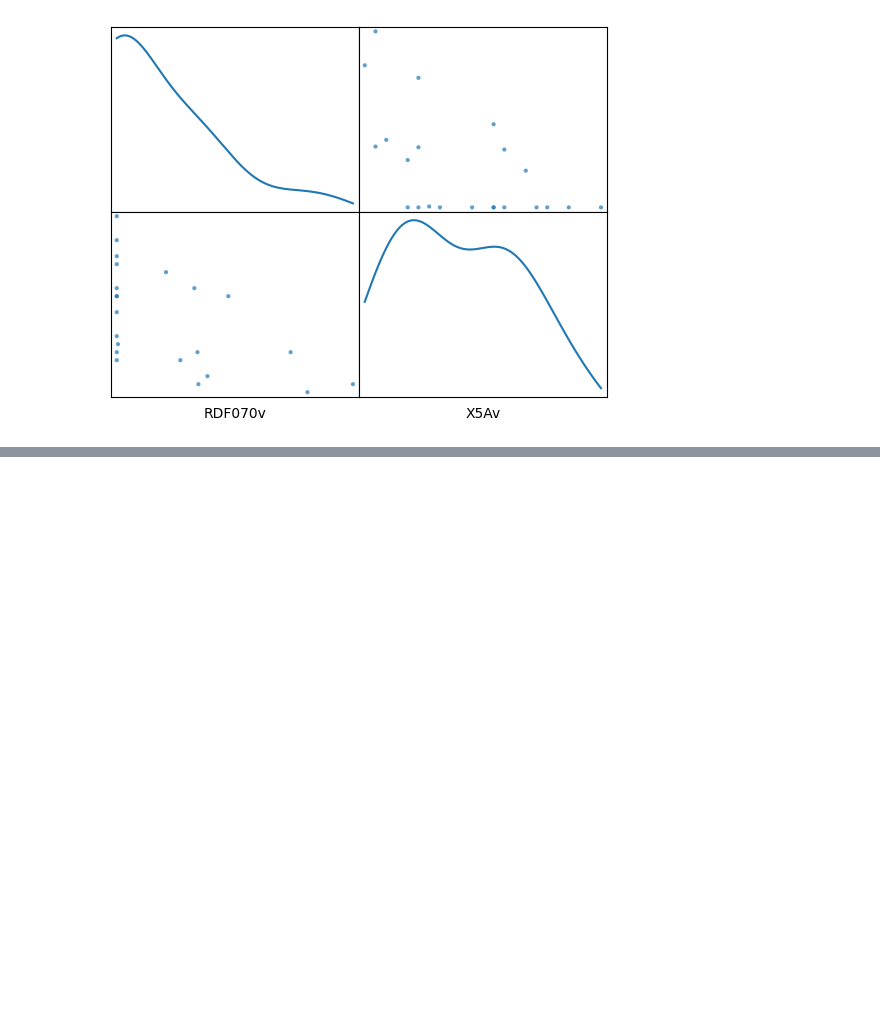
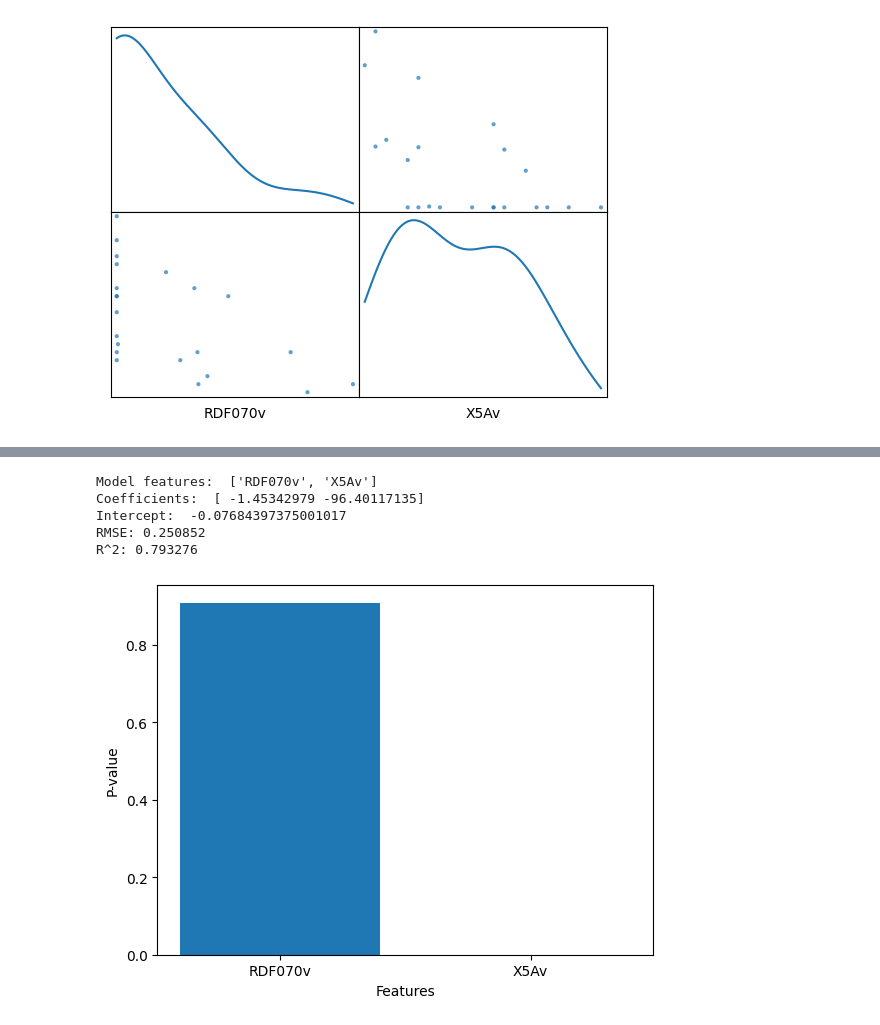
Before and after one commit to StephenSzwiec/qsarify, a Jupyter notebook: Untitled.ipynb, the cells around one changed output, grey strips where cells are left out. Cells and saved outputs as stored; diff of their text form; code cells hidden in the pictures; blank space fills up the shorter version.

```diff
--- a/Untitled.ipynb
+++ b/Untitled.ipynb
@@ -164,0 +177,12 @@ TypeError: iteration over a 0-d array
+# %%
+model1.mlr()
+# %% [output]
+Model features:  ['RDF070v', 'X5Av']
+Coefficients:  [ -1.45342979 -96.40117135]
+Intercept:  -0.07684397375001017
+RMSE: 0.250852
+R^2: 0.793276
+# %%
+model1.p_value_plot()
+# %% [output]
+[figure, added]
```
Also changed, not shown: parts of 11 cells of this notebook, 1 other file.
